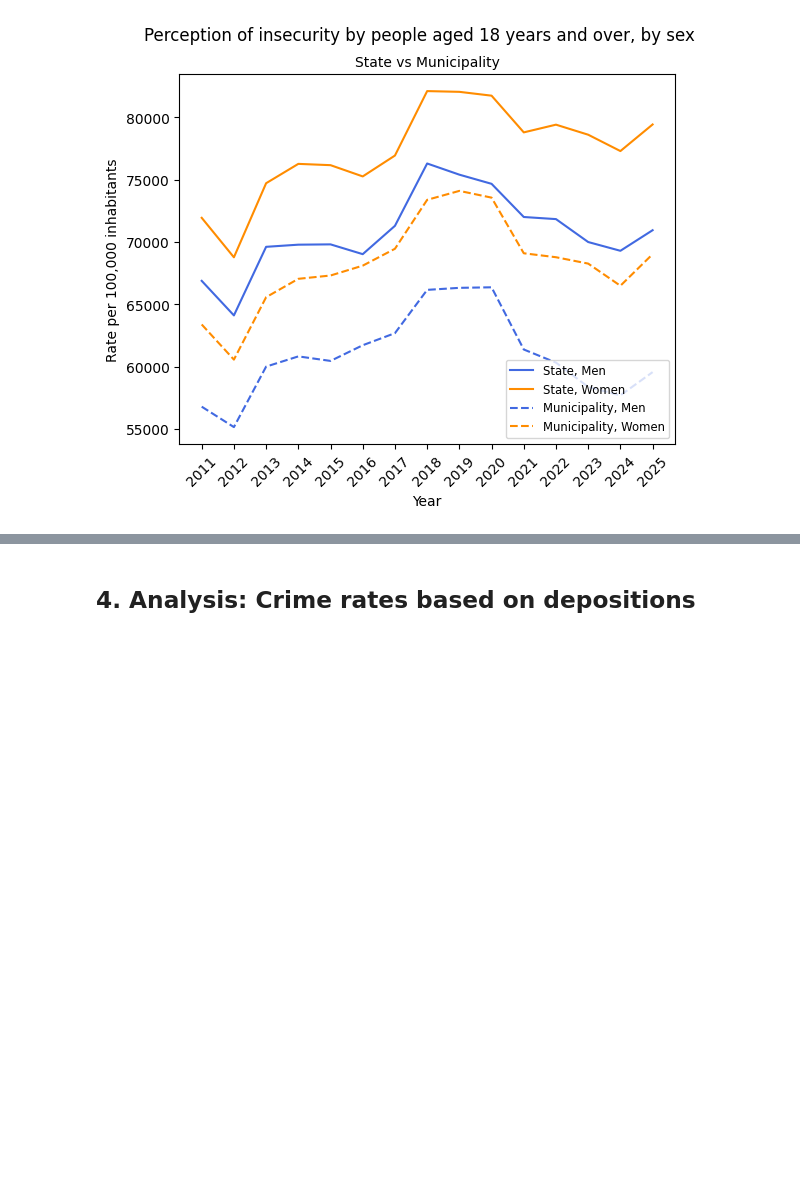
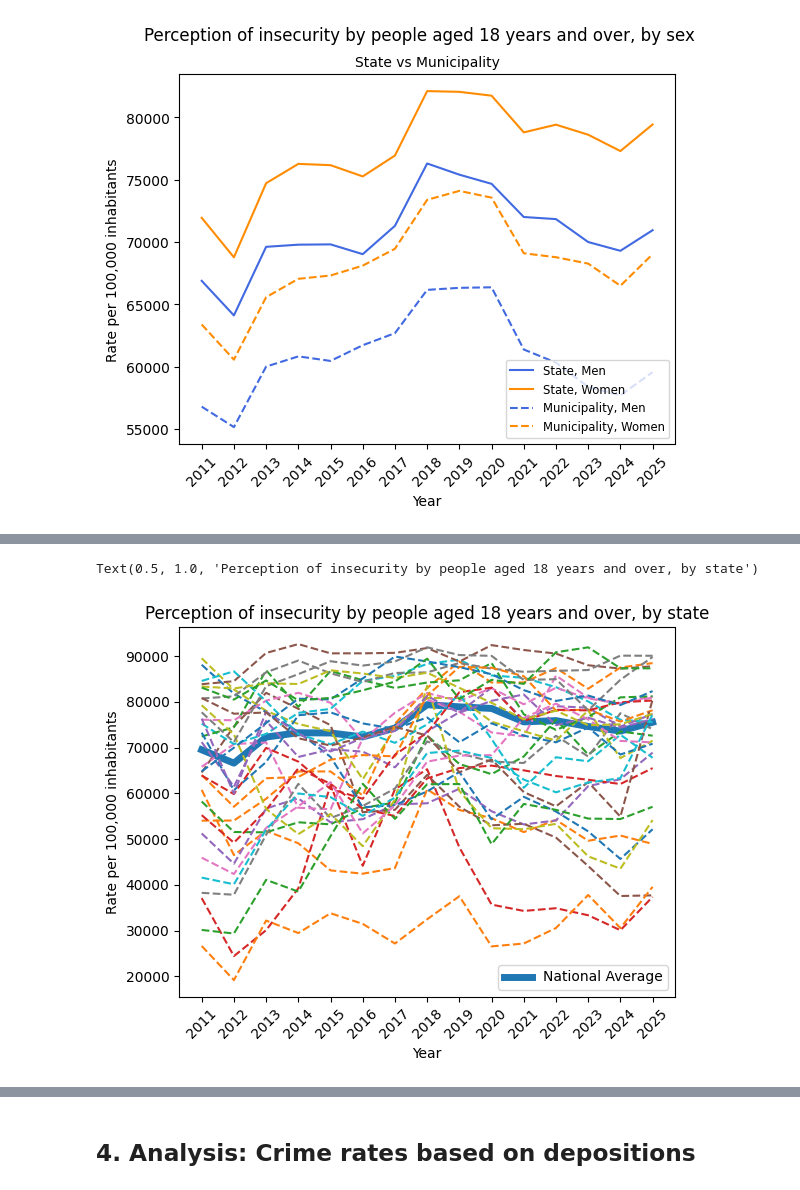
Before and after one commit to irenecelebrin/programming-for-data-analytics, a Jupyter notebook: project/project.ipynb, the cells around one changed output, grey strips where cells are left out. Drawn from its saved outputs; the diff is of its cells as text; code cells hidden in the pictures; blank space fills up the shorter version.

```diff
--- a/project/project.ipynb
+++ b/project/project.ipynb
@@ -503,0 +519,6 @@ Women vs men
+# %%
+# select subset of data
+
+security_by_state = data[data['indicator ID'] == 6200002198]
+
+security_by_state.head(5)
@@ -503,0 +532,7 @@ Women vs men
+# %%
+col_to_remove = ['state','indicator','indicator ID','indicator','unit of measure']
+new_labels = security_by_state['state']
+
+security_by_state = security_by_state.drop(columns=col_to_remove)
+
+security_by_state.head(5)
@@ -503,0 +546,4 @@ Women vs men
+# %%
+security_by_state.set_index('state ID', inplace=True)
+
+security_by_state.head(5)
@@ -503,0 +558,6 @@ Women vs men
+# %%
+new_security_by_state = security_by_state.transpose()
+
+#add labels with state names
+new_security_by_state.columns = new_labels
+new_security_by_state.head(5)
@@ -503,0 +572,14 @@ Women vs men
+# %%
+for state in new_security_by_state.columns:
+    if state == 'Estados Unidos Mexicanos':
+        sns.lineplot(x = new_security_by_state.index, y = new_security_by_state[state], linewidth = 5, label = 'National Average')
+    else:
+        sns.lineplot(x = new_security_by_state.index, y = new_security_by_state[state], linestyle='dashed')
+
+plt.xlabel('Year')
+plt.ylabel('Rate per 100,000 inhabitants')
+plt.xticks(rotation=45)
+plt.title('Perception of insecurity by people aged 18 years and over, by state', wrap = True, size = 12)
+# %% [output]
+Text(0.5, 1.0, 'Perception of insecurity by people aged 18 years and over, by state')
+[figure, added]
```
Also changed, not shown: parts of 9 cells of this notebook.
